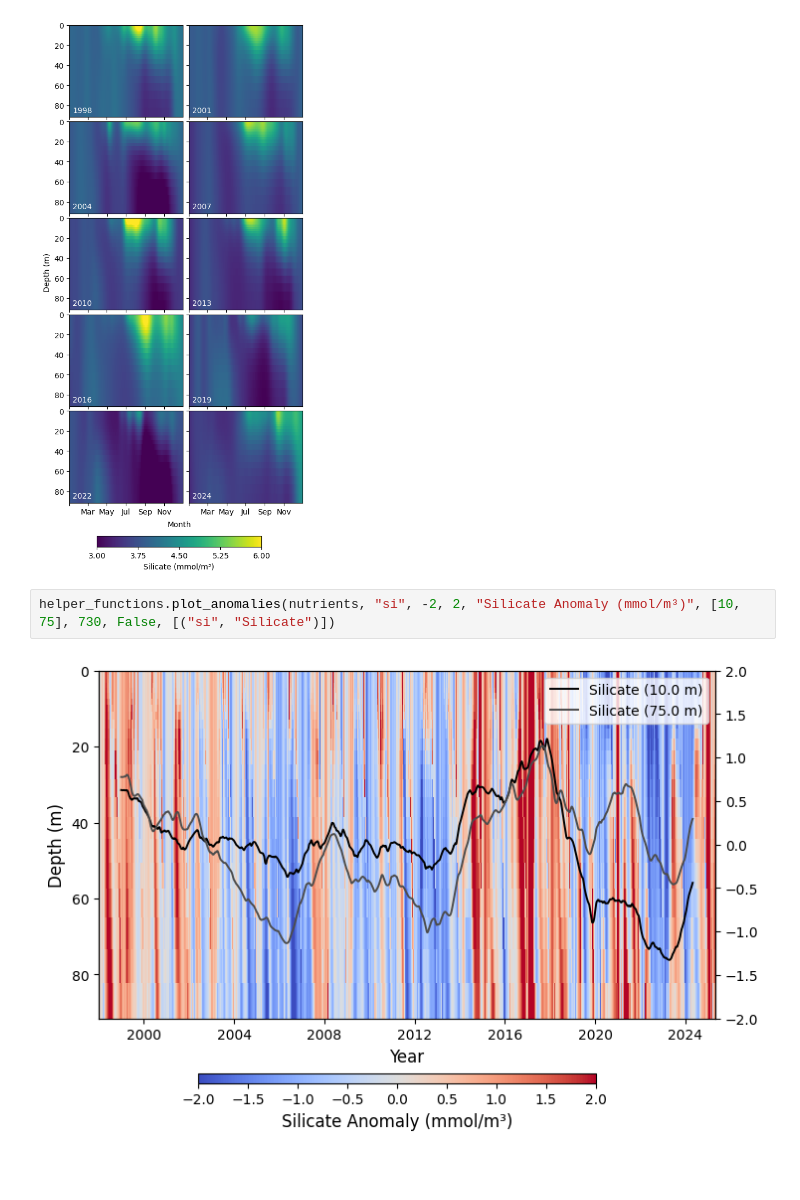
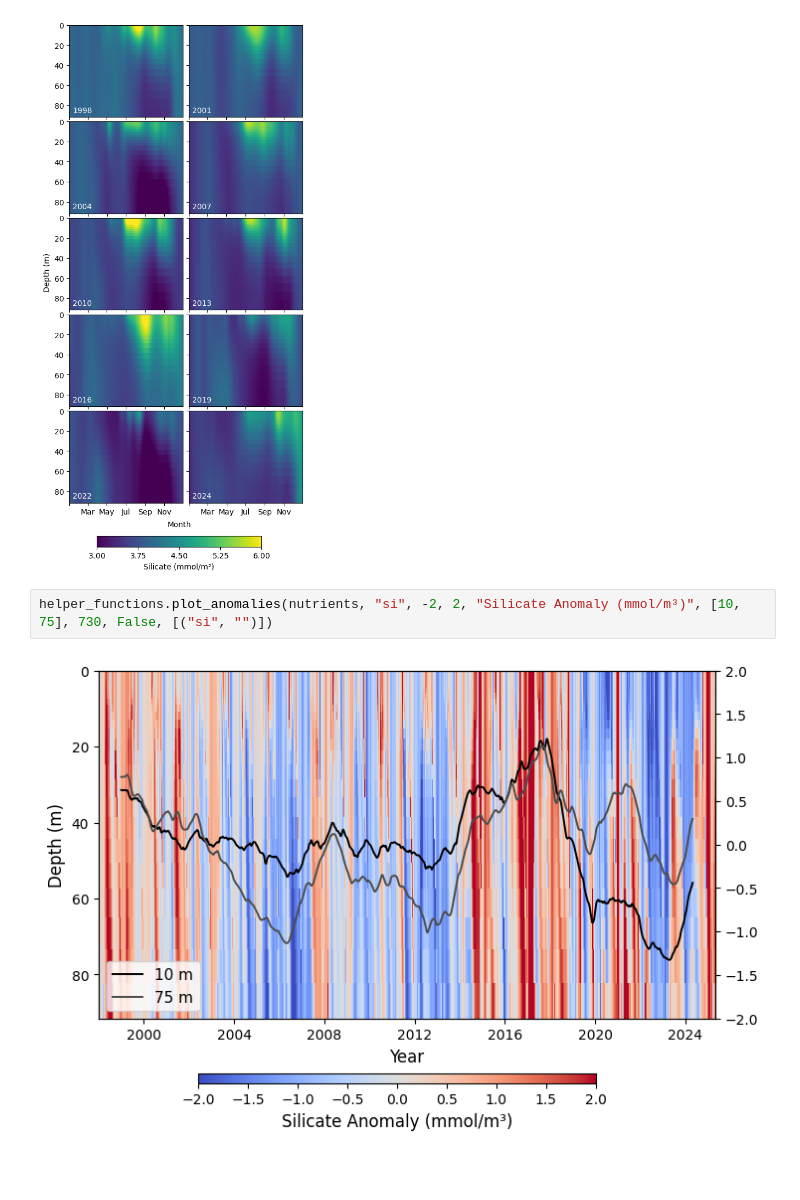
Before and after one commit to BahneTP/medsea-interannual-clustering, a Jupyter notebook: island.of.vis_analysis/nutrients_analysis.ipynb, the cells around one changed output. Drawn from its saved outputs; the diff is of its cells as text.

```diff
--- a/island.of.vis_analysis/nutrients_analysis.ipynb
+++ b/island.of.vis_analysis/nutrients_analysis.ipynb
@@ -159,8 +159,8 @@ helper_functions.plot_hovmoeller_grid(
 # %% [output]
 [figure]
 # %%
-helper_functions.plot_anomalies(nutrients, "si", -2, 2, "Silicate Anomaly (mmol/m³)", [10, 75], 730, False, [("si", "Silicate")])
+helper_functions.plot_anomalies(nutrients, "si", -2, 2, "Silicate Anomaly (mmol/m³)", [10, 75], 730, False, [("si", "")])
 # %% [output]
-[figure, old version]
+[figure, new version]
 # %% [markdown]
 ###
```
Also changed, not shown: parts of 4 cells of this notebook, 4 other files.
